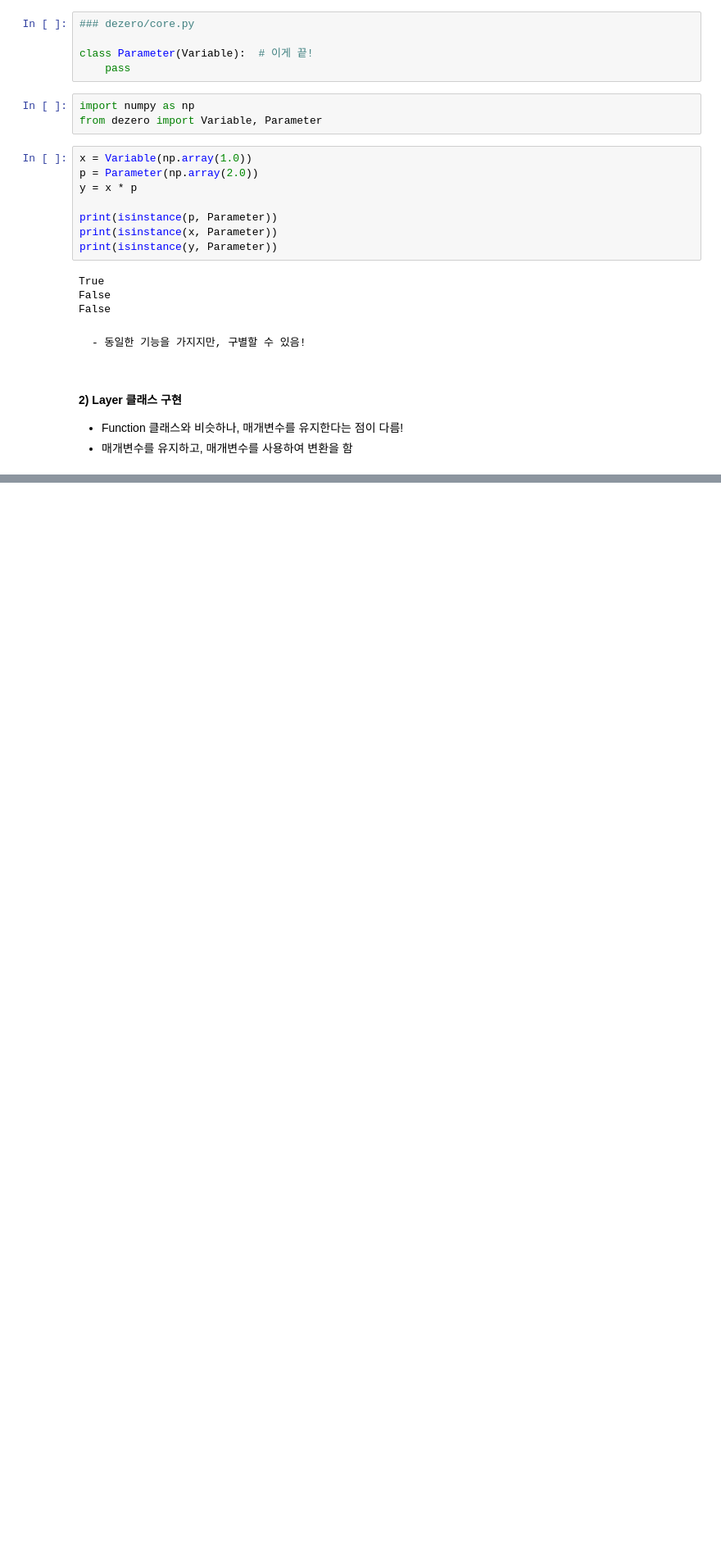
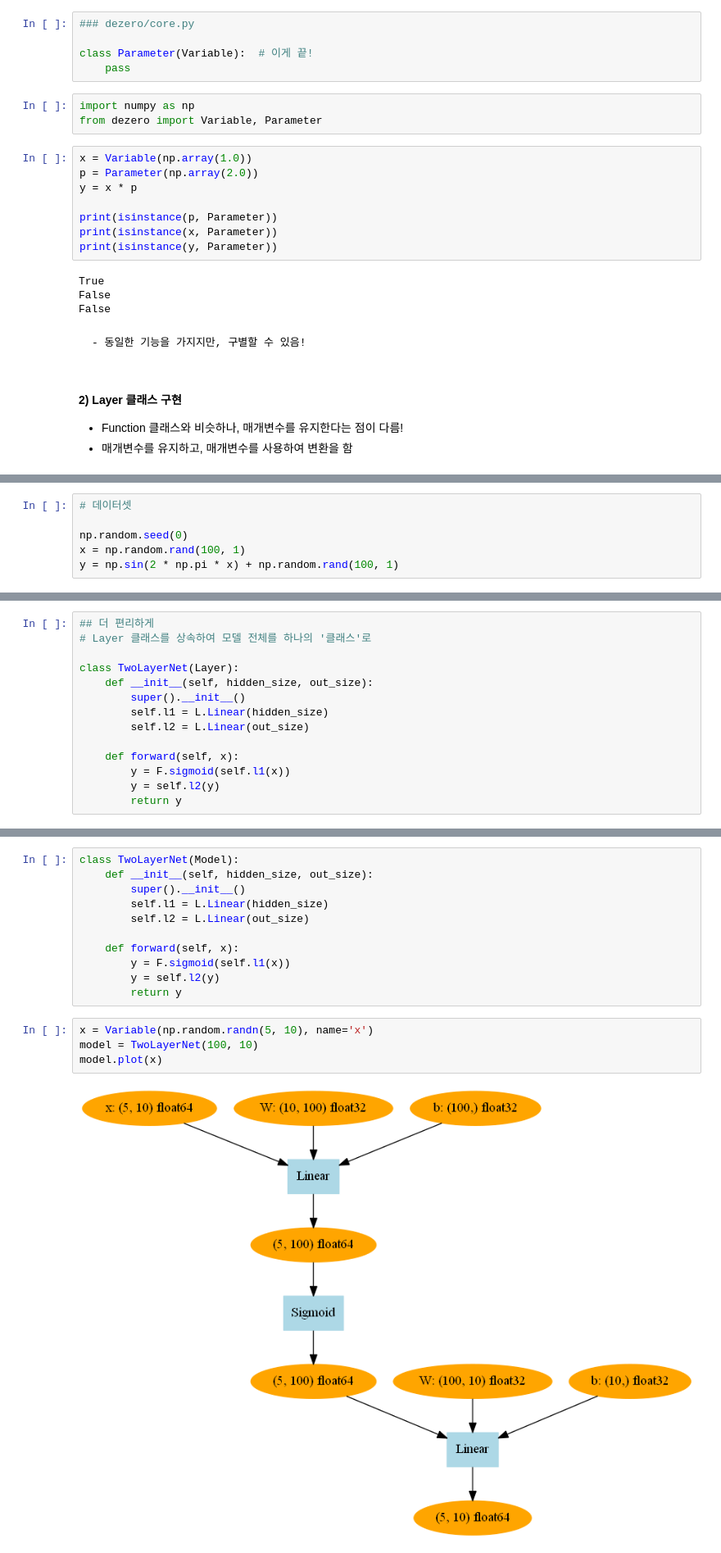
Before and after one commit to HeejiWon/DL-from-Scratch, a Jupyter notebook: 4장. 신경망 만들기.ipynb, the cells around one changed output, grey strips where cells are left out. Shown at 82% size. Cells and saved outputs as stored; diff of their text form; blank space fills up the shorter version.

```diff
--- a/4장. 신경망 만들기.ipynb
+++ b/4장. 신경망 만들기.ipynb
@@ -775,0 +878,6 @@ class Layer:
+# %%
+# 데이터셋
+
+np.random.seed(0)
+x = np.random.rand(100, 1)
+y = np.sin(2 * np.pi * x) + np.random.rand(100, 1)
@@ -775,0 +984,14 @@ class Layer:
+# %%
+## 더 편리하게
+# Layer 클래스를 상속하여 모델 전체를 하나의 '클래스'로
+
+class TwoLayerNet(Layer):
+    def __init__(self, hidden_size, out_size):
+        super().__init__()
+        self.l1 = L.Linear(hidden_size)
+        self.l2 = L.Linear(out_size)
+
+    def forward(self, x):
+        y = F.sigmoid(self.l1(x))
+        y = self.l2(y)
+        return y
@@ -775,0 +1011,17 @@ class Layer:
+# %%
+class TwoLayerNet(Model):
+    def __init__(self, hidden_size, out_size):
+        super().__init__()
+        self.l1 = L.Linear(hidden_size)
+        self.l2 = L.Linear(out_size)
+
+    def forward(self, x):
+        y = F.sigmoid(self.l1(x))
+        y = self.l2(y)
+        return y
+# %%
+x = Variable(np.random.randn(5, 10), name='x')
+model = TwoLayerNet(100, 10)
+model.plot(x)
+# %% [output]
+[figure, added]
```
Also changed, not shown: parts of 50 cells of this notebook, 7 other files.
